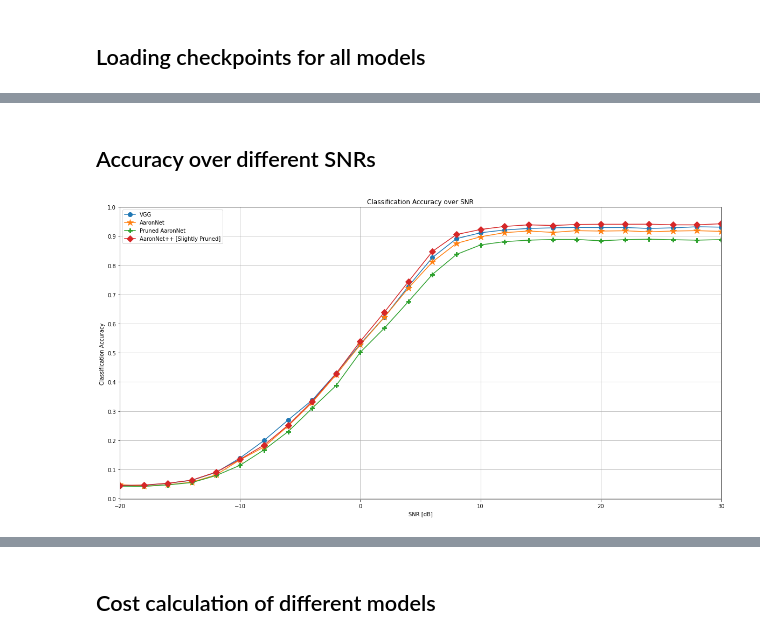
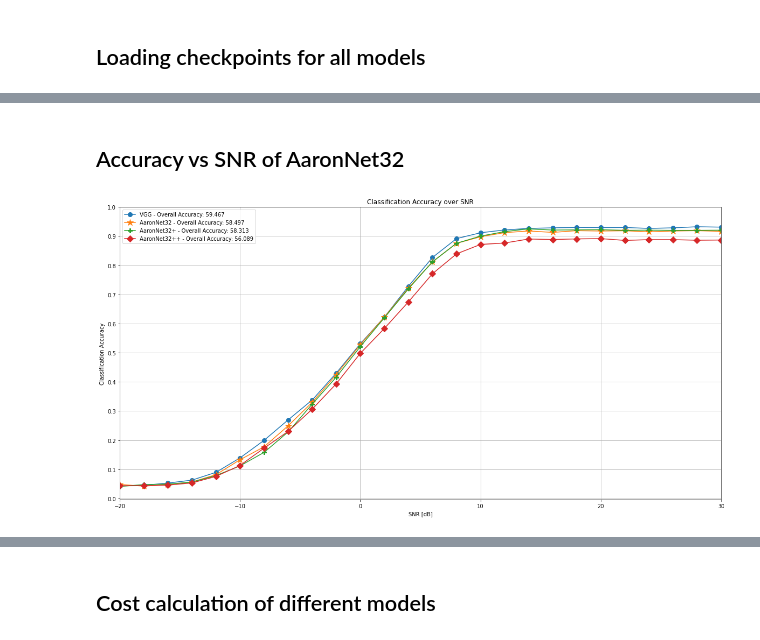
Before and after one commit to ITU-AI-ML-in-5G-Challenge/ITU-ML5G-PS-007-Aaronica, a Jupyter notebook: evaluation.ipynb, the cells around one changed output, grey strips where cells are left out. Saved outputs shown, nothing was run; the diff lists cells and outputs as text; code cells hidden in the pictures.

Commit message:
Evaluation notebook completed - Visualization done

```diff
--- a/evaluation.ipynb
+++ b/evaluation.ipynb
@@ -43,7 +45,7 @@ dataset = radioml_18_dataset(dataset_path)
 # %% [markdown]
 ## Competition Baseline Model
 # %%
-model_vgg = get_baseline_network()
+VGG = get_baseline_network()
 # %% [markdown]
 ## Proposed Model
 # %%
@@ -79,2 +77,10 @@ proposed_pruned = AaronNet(config_32, 6)
+# %%
+AaronNet32 = AaronNet(config_32, 6)
+AaronNet32plus = AaronNet(config_32, 6)
+AaronNet32plusplus = AaronNet(config_32, 6)
+
+AaronNet48 = AaronNet(config_48, 6)
+AaronNet48plus = AaronNet(config_48, 6)
+AaronNet48plusplus = AaronNet(config_48, 6)
 # %% [markdown]
 ## Loading checkpoints for all models
@@ -258,19 +209,43 @@ for snr in dataset.snr_classes:
-# %% [markdown]
-## Accuracy over different SNRs
+# %%
+VGG_accs = []
+AaronNet32_accs = []
+AaronNet32plus_accs = []
+AaronNet32plusplus_accs = []
+AaronNet48_accs = []
+AaronNet48plus_accs = []
+AaronNet48plusplus_accs = []
+
+
+for snr in dataset.snr_classes:
+    indices_snr = (y_snr == snr).nonzero()
+
+    VGG_accs.append(test_over_snr(y_exp, y_pred_VGG, indices_snr, dataset))
+    AaronNet32_accs.append(test_over_snr(y_exp, y_pred_AaronNet32, indices_snr, dataset))
+    AaronNet48_accs.append(test_over_snr(y_exp, y_pred_AaronNet48, indices_snr, dataset))
+    AaronNet32plus_accs.append(test_over_snr(y_exp, y_pred_AaronNet32plus, indices_snr, dataset))
+    AaronNet48plus_accs.append(test_over_snr(y_exp, y_pred_AaronNet48plus, indices_snr, dataset))
+    AaronNet32plusplus_accs.append(test_over_snr(y_exp, y_pred_AaronNet32plusplus, indices_snr, dataset))
+    AaronNet48plusplus_accs.append(test_over_snr(y_exp, y_pred_AaronNet48plusplus, indices_snr, dataset))
+# %% [markdown]
+## Accuracy vs SNR of AaronNet32
 # %%
 plt.figure(figsize=(20,10))
-plt.plot(dataset.snr_classes, acc_vgg, marker='o', markersize=8)
-plt.plot(dataset.snr_classes, acc_proposed_baseline, marker='*', markersize=12)
-plt.plot(dataset.snr_classes, acc_proposed_pruned, marker='P', markersize=8)
-plt.plot(dataset.snr_classes, acc_best, marker='D', markersize=8)
-plt.legend(['VGG', 'AaronNet', 'Pruned AaronNet','AaronNet++ [Slightly Pruned]'])
+plt.plot(dataset.snr_classes, VGG_accs, marker='o', markersize=8)
+plt.plot(dataset.snr_classes, AaronNet32_accs, marker='*', markersize=12)
+plt.plot(dataset.snr_classes, AaronNet32plus_accs, marker='P', markersize=8)
+plt.plot(dataset.snr_classes, AaronNet32plusplus_accs, marker='D', markersize=8)
+plt.legend([
+    f"VGG - Overall Accuracy: {np.mean(VGG_accs)*100:0.3f}",
+    f"AaronNet32 - Overall Accuracy: {np.mean(AaronNet32_accs)*100:0.3f}",
+    f"AaronNet32+ - Overall Accuracy: {np.mean(AaronNet32plus_accs)*100:0.3f}",
+    f"AaronNet32++ - Overall Accuracy: {np.mean(AaronNet32plusplus_accs)*100:0.3f}"])
 plt.xlabel("SNR [dB]")
 plt.xlim([-20, 30])
 plt.ylabel("Classification Accuracy")
 plt.yticks(np.arange(0, 1.1, 0.1))
 plt.title("Classification Accuracy over SNR")
 plt.grid()
 plt.title("Classification Accuracy over SNR")
 plt.show()
 # %% [output]
-[figure, old version]
+[figure, new version]
```
Also changed, not shown: parts of 33 cells of this notebook, 21 other files.
